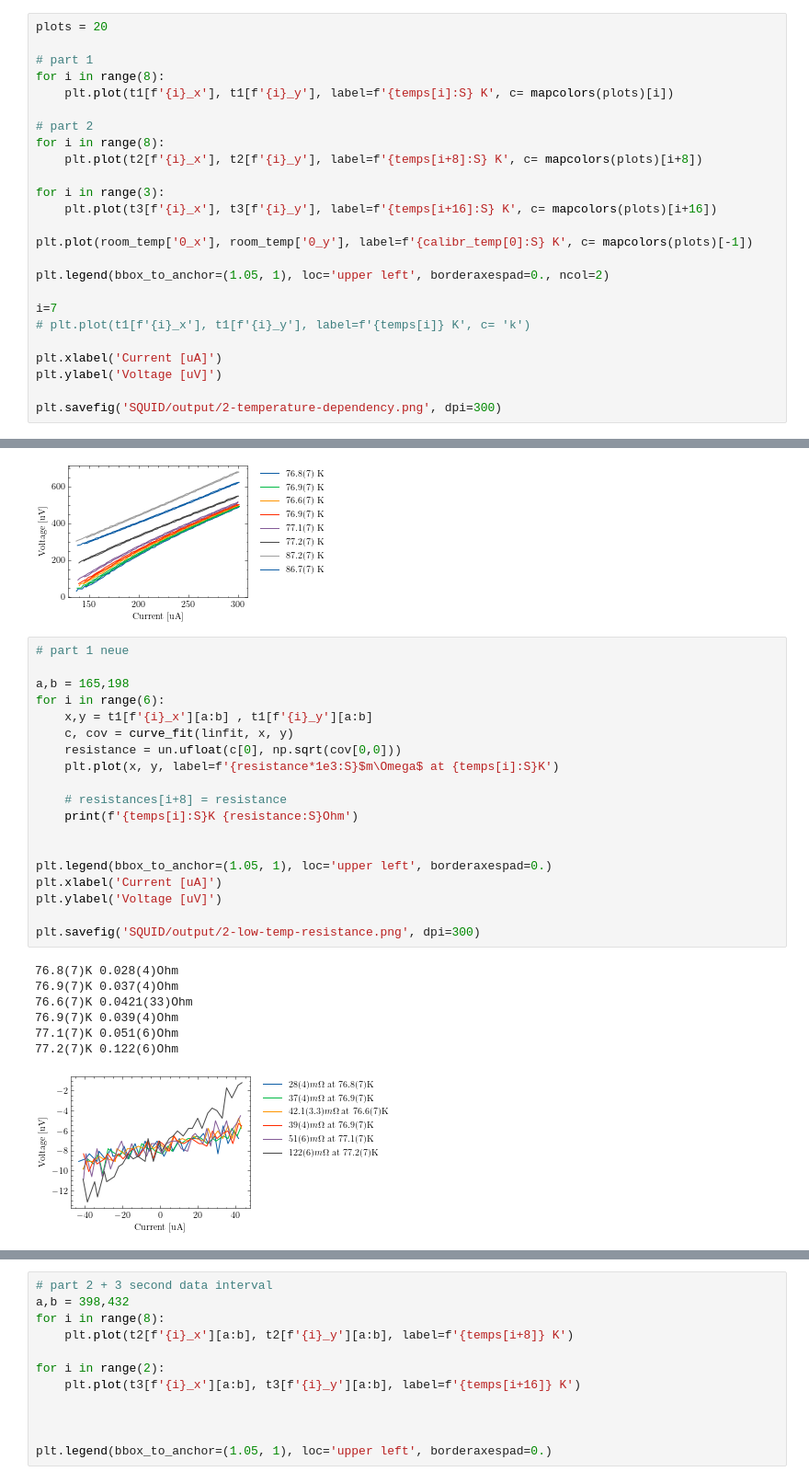
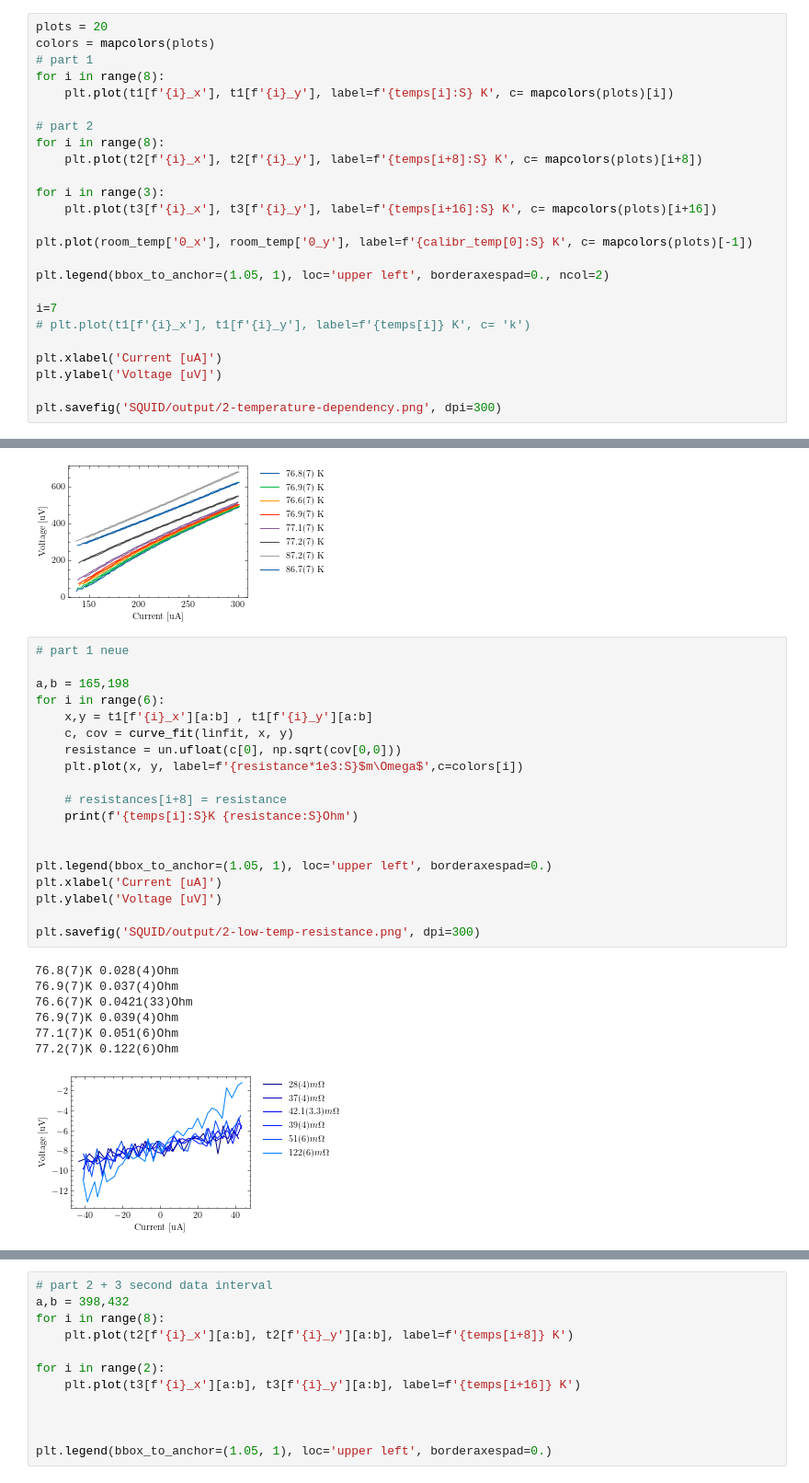
Before and after one commit to emhl/FP1, a Jupyter notebook: SQUID.ipynb, the cells around one changed output, grey strips where cells are left out. Shown at 92% size. Cells and saved outputs as stored; diff of their text form.

Commit message:
cleanup labels

```diff
--- a/SQUID.ipynb
+++ b/SQUID.ipynb
@@ -214,7 +214,7 @@ Text(0, 0.5, 'Temperature [K]')
 ### analysis
 # %%
 plots = 20
-
+colors = mapcolors(plots)
 # part 1
 for i in range(8):
     plt.plot(t1[f'{i}_x'], t1[f'{i}_y'], label=f'{temps[i]:S} K', c= mapcolors(plots)[i])
@@ -277,30 +277,30 @@ Text(0, 0.5, 'Voltage [uV]')
 # %%
 # part 1 neue
 
 a,b = 165,198
 for i in range(6):
     x,y = t1[f'{i}_x'][a:b] , t1[f'{i}_y'][a:b]
     c, cov = curve_fit(linfit, x, y)
     resistance = un.ufloat(c[0], np.sqrt(cov[0,0]))
-    plt.plot(x, y, label=f'{resistance*1e3:S}$m\Omega$ at {temps[i]:S}K')
+    plt.plot(x, y, label=f'{resistance*1e3:S}$m\Omega$',c=colors[i])
 
     # resistances[i+8] = resistance
     print(f'{temps[i]:S}K {resistance:S}Ohm')
 
 
 plt.legend(bbox_to_anchor=(1.05, 1), loc='upper left', borderaxespad=0.)
 plt.xlabel('Current [uA]')
 plt.ylabel('Voltage [uV]')
 
 plt.savefig('SQUID/output/2-low-temp-resistance.png', dpi=300)
 # %% [output]
 76.8(7)K 0.028(4)Ohm
 76.9(7)K 0.037(4)Ohm
 76.6(7)K 0.0421(33)Ohm
 76.9(7)K 0.039(4)Ohm
 77.1(7)K 0.051(6)Ohm
 77.2(7)K 0.122(6)Ohm
-[figure, old version]
+[figure, new version]
 # %%
 a,b = 165,198
 # part 1 continued
```
Also changed, not shown: parts of 1 cell of this notebook, 2 other files.
